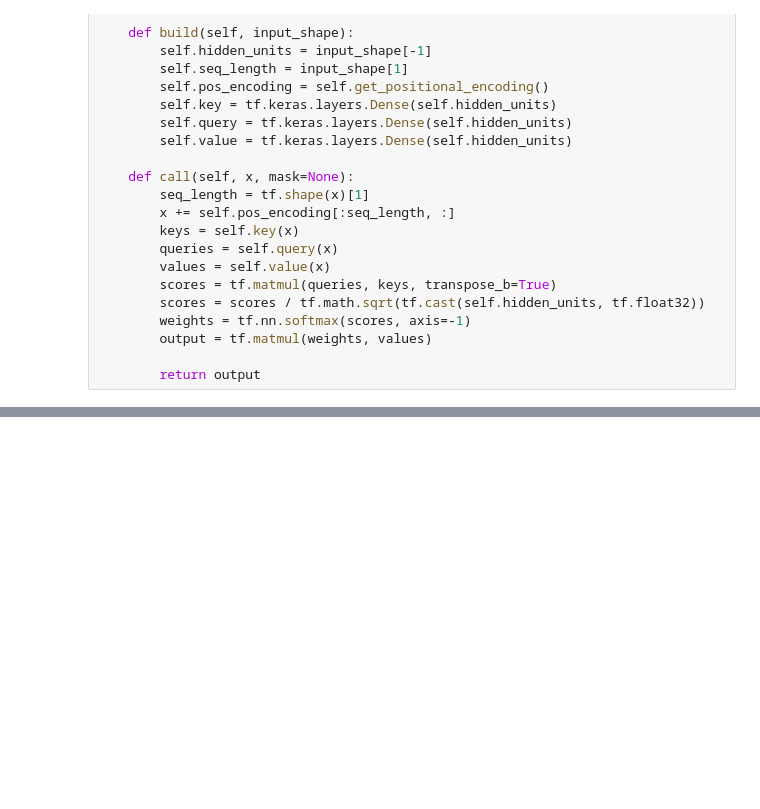
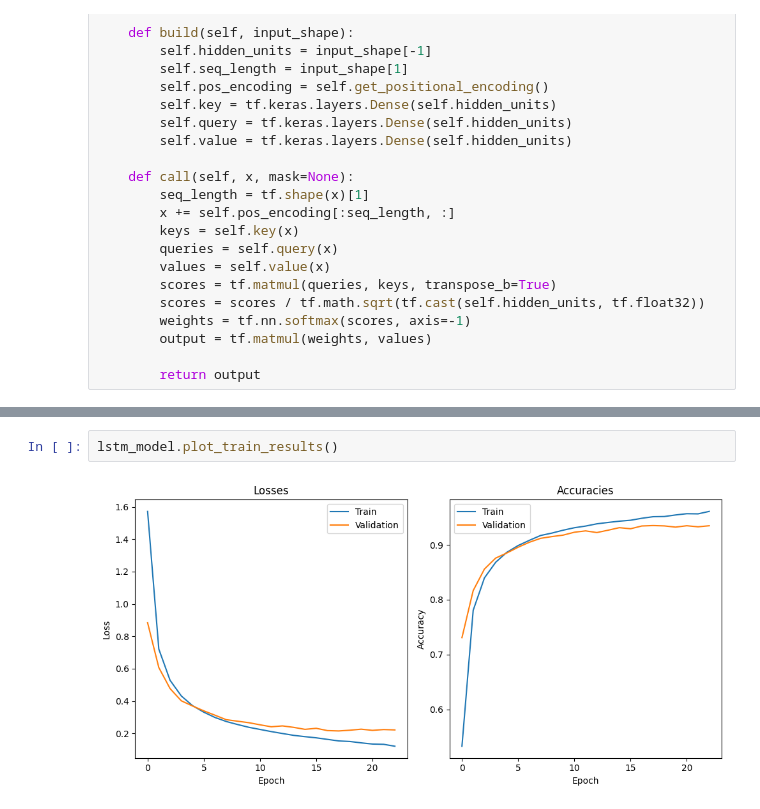
Before and after one commit to Fortuz/DrawRecognition, a Jupyter notebook: draw_recog.ipynb, the cells around one changed output, grey strips where cells are left out. Drawn from its saved outputs; the diff is of its cells as text; blank space fills up the shorter version.

```diff
--- a/draw_recog.ipynb
+++ b/draw_recog.ipynb
@@ -498,0 +466,4 @@ pineapple
+# %%
+lstm_model.plot_train_results()
+# %% [output]
+[figure, added]
```
Also changed, not shown: parts of 55 cells of this notebook.
